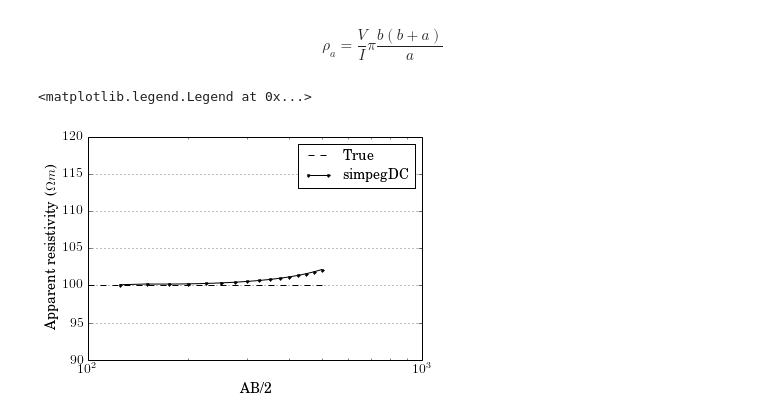
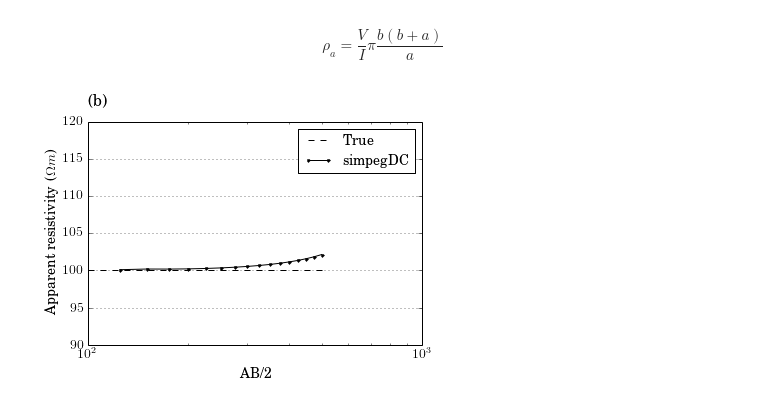
Before and after one commit to simpeg/simpeg, a Jupyter notebook: notebooks/DC_schumberger_FWD.ipynb, the cells around one changed output. Drawn from its saved outputs; the diff is of its cells as text; code cells hidden in the pictures.

```diff
--- a/notebooks/DC_schumberger_FWD.ipynb
+++ b/notebooks/DC_schumberger_FWD.ipynb
@@ -111,16 +116,17 @@ $$ \rho_a = \frac{V}{I}\pi\frac{b(b+a)}{a}$$
 # %%
 appres = data*np.pi*b*(b+a)/a
 
 
 fig, ax = plt.subplots(1,1, figsize = (6, 4))
 ax.semilogx(np.r_[100., 500.], np.r_[100., 100.], 'k--')
 ax.semilogx(abhalf, appres, 'k.-')
 ax.set_ylim(90., 120.)
 ax.set_xscale('log')
 ax.set_xlabel('AB/2')
 ax.set_ylabel('Apparent resistivity ($\Omega m$)')
 ax.grid(True)
+ax.text(100, 122, '(b)', fontsize = 16)
 ax.legend(('True', 'simpegDC'), loc = 1, fontsize = 14)
+fig.savefig('comp_dc.png')
 # %% [output]
-<matplotlib.legend.Legend at 0x...>
-[figure, old version]
+[figure, new version]
```
Also changed, not shown: parts of 3 cells of this notebook, 2 other files.
